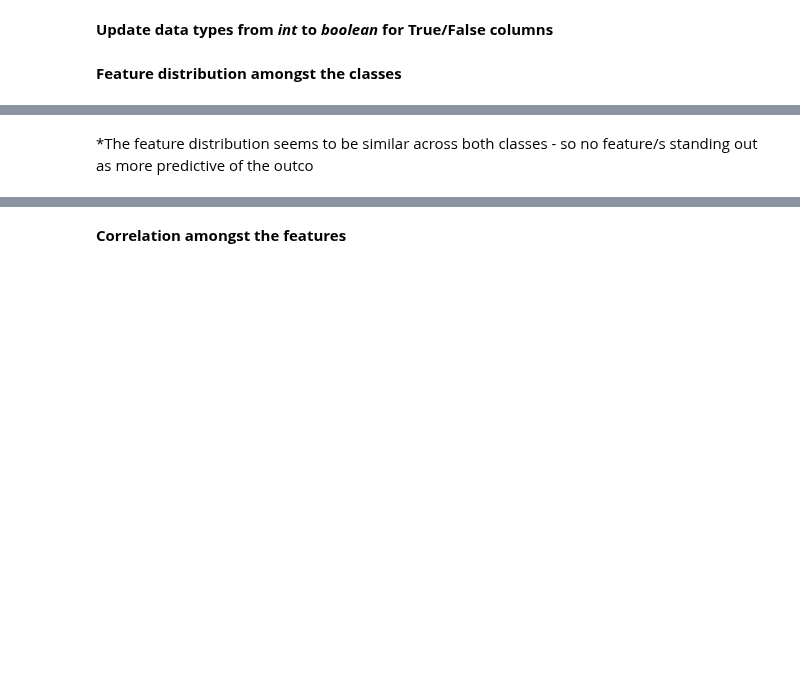
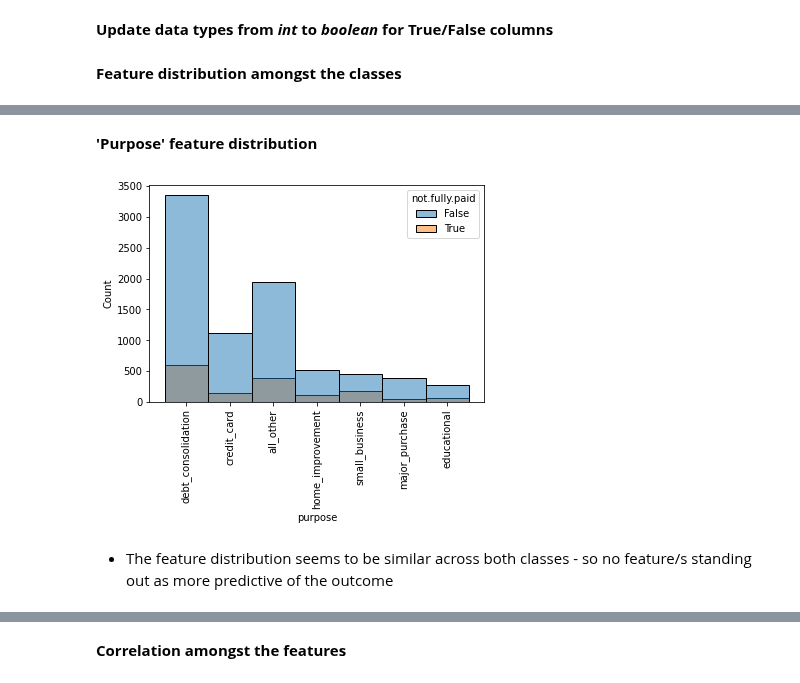
Before and after one commit to deepthiab/Loans_LC, a Jupyter notebook: EDA.ipynb, the cells around one changed output, grey strips where cells are left out. Saved outputs shown, nothing was run; the diff lists cells and outputs as text; code cells hidden in the pictures; blank space fills up the shorter version.

```diff
--- a/EDA.ipynb
+++ b/EDA.ipynb
@@ -70,2 +83,10 @@ for i in numbers:
+# %% [markdown]
+**'Purpose' feature distribution**
+# %%
+sns.histplot(data=loan_data, x='purpose', hue='not.fully.paid')
+plt.xticks(rotation=90)
+plt.show()
+# %% [output]
+[figure, added]
 # %% [markdown]
-*The feature distribution seems to be similar across both classes - so no feature/s standing out as more predictive of the outco
+* The feature distribution seems to be similar across both classes - so no feature/s standing out as more predictive of the outcome
```
Also changed, not shown: parts of 13 cells of this notebook, 3 other files.
